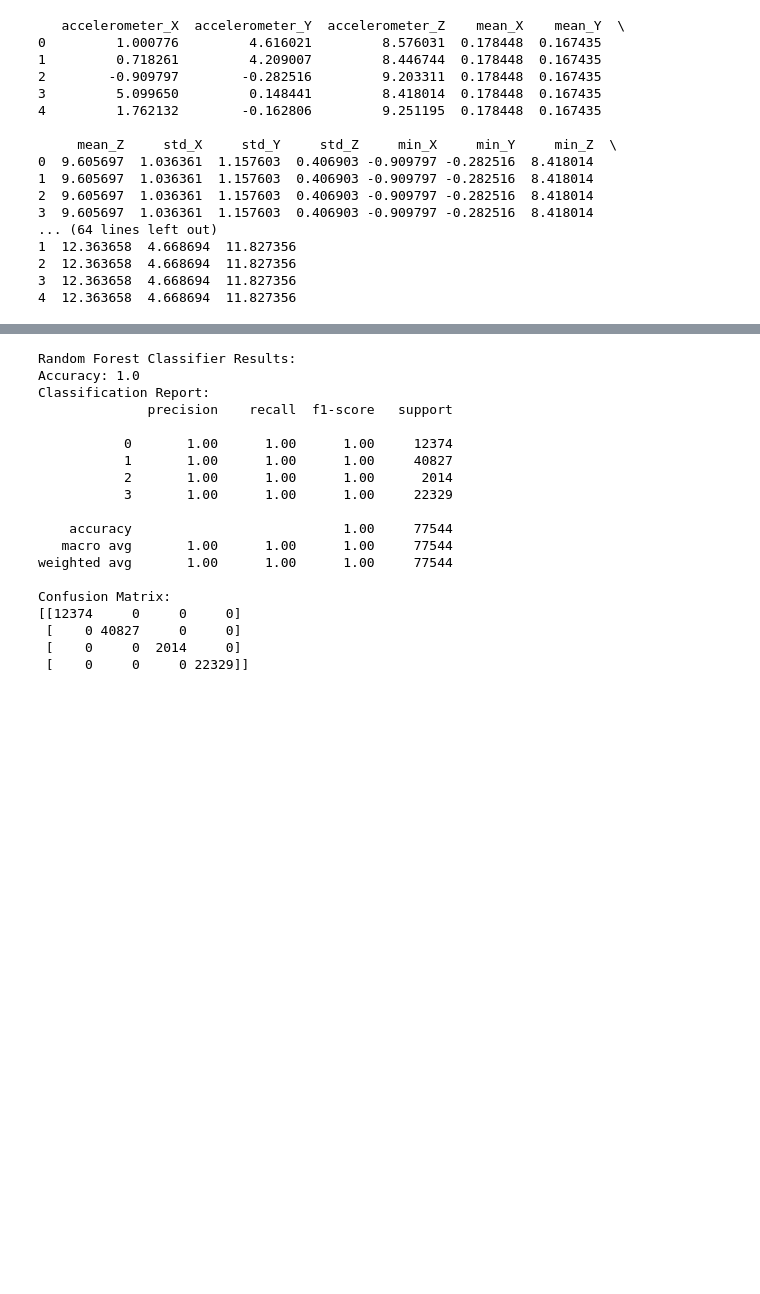
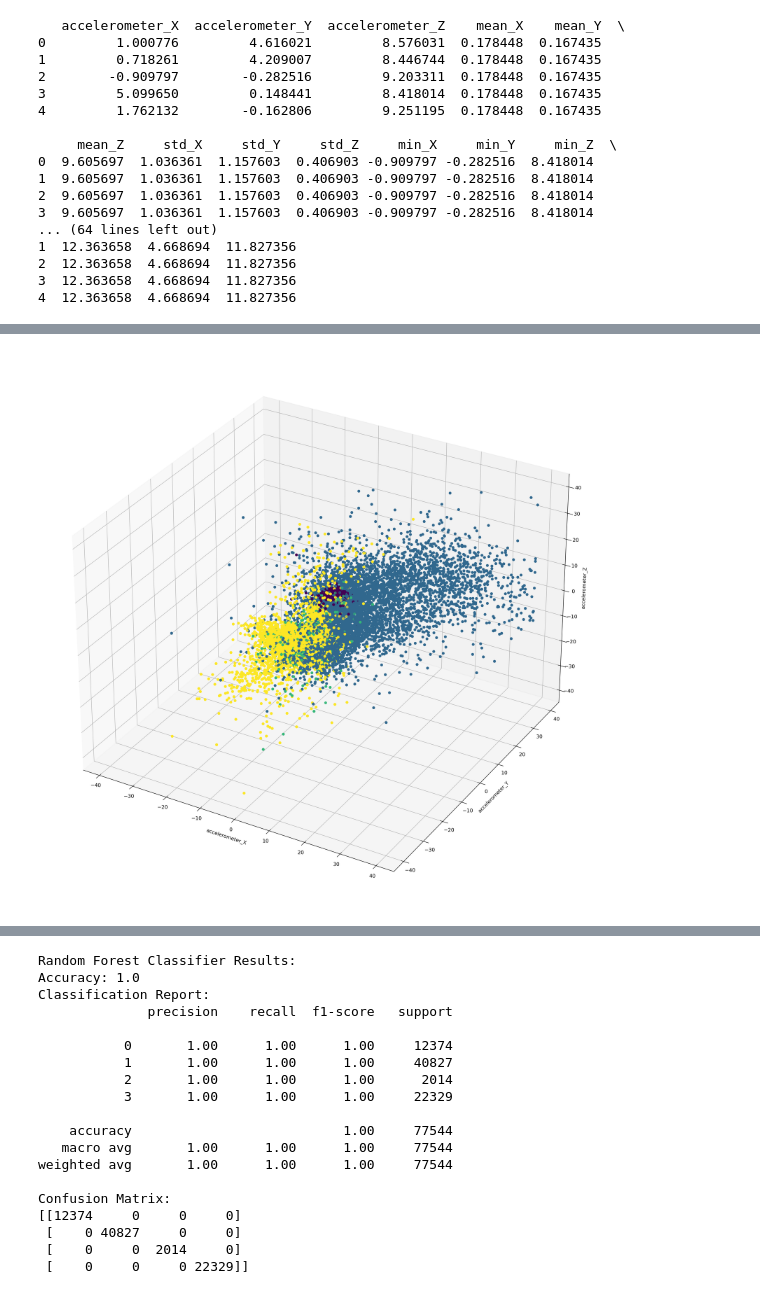
Before and after one commit to AndriyBatig1992/DATA_Homework5, a Jupyter notebook: Hw5.ipynb, the cells around one changed output, grey strips where cells are left out. Saved outputs shown, nothing was run; the diff lists cells and outputs as text; code cells hidden in the pictures; blank space fills up the shorter version.

```diff
--- a/Hw5.ipynb
+++ b/Hw5.ipynb
@@ -86,10 +88,10 @@ print(walking_combined_df.head())
 4  12.363658  4.668694  11.827356
 # %%
 time_domain_features = [
-    idle_combined_df[['mean_X', 'mean_Y', 'mean_Z', 'std_X', 'std_Y', 'std_Z', 'min_X', 'min_Y', 'min_Z', 'max_X', 'max_Y', 'max_Z']],
-    running_combined_df[['mean_X', 'mean_Y', 'mean_Z', 'std_X', 'std_Y', 'std_Z', 'min_X', 'min_Y', 'min_Z', 'max_X', 'max_Y', 'max_Z']],
-    stairs_combined_df[['mean_X', 'mean_Y', 'mean_Z', 'std_X', 'std_Y', 'std_Z', 'min_X', 'min_Y', 'min_Z', 'max_X', 'max_Y', 'max_Z']],
-    walking_combined_df[['mean_X', 'mean_Y', 'mean_Z', 'std_X', 'std_Y', 'std_Z', 'min_X', 'min_Y', 'min_Z', 'max_X', 'max_Y', 'max_Z']]
+    idle_combined_df[['accelerometer_X', 'accelerometer_Y', 'accelerometer_Z', 'mean_X', 'mean_Y', 'mean_Z', 'std_X', 'std_Y', 'std_Z', 'min_X', 'min_Y', 'min_Z', 'max_X', 'max_Y', 'max_Z']],
+    running_combined_df[['accelerometer_X', 'accelerometer_Y', 'accelerometer_Z', 'mean_X', 'mean_Y', 'mean_Z', 'std_X', 'std_Y', 'std_Z', 'min_X', 'min_Y', 'min_Z', 'max_X', 'max_Y', 'max_Z']],
+    stairs_combined_df[['accelerometer_X', 'accelerometer_Y', 'accelerometer_Z', 'mean_X', 'mean_Y', 'mean_Z', 'std_X', 'std_Y', 'std_Z', 'min_X', 'min_Y', 'min_Z', 'max_X', 'max_Y', 'max_Z']],
+    walking_combined_df[['accelerometer_X', 'accelerometer_Y', 'accelerometer_Z','mean_X', 'mean_Y', 'mean_Z', 'std_X', 'std_Y', 'std_Z', 'min_X', 'min_Y', 'min_Z', 'max_X', 'max_Y', 'max_Z']]
 ]
 activity_labels = [0, 1, 2, 3]
 
@@ -97,3 +99,4 @@ X = pd.concat(time_domain_features, ignore_index=True)
 y = np.repeat(activity_labels, [df.shape[0] for df in time_domain_features])
 
 X_train, X_test, y_train, y_test = train_test_split(X, y, test_size=0.4, random_state=42)
+X
@@ -100,3 +117,16 @@ X_train, X_test, y_train, y_test = train_test_split(X, y, test_size=0.4, random_
+# %%
+fig = plt.figure(figsize=(20, 20), dpi=300)
+ax = fig.add_subplot(111, projection='3d')
+
+# Scatter plot
+ax.scatter3D(X['accelerometer_X'], X['accelerometer_Y'], X['accelerometer_Z'], c=y, cmap='viridis')
+ax.set_xlabel('accelerometer_X')
+ax.set_ylabel('accelerometer_Y')
+ax.set_zlabel('accelerometer_Z')
+
+plt.show()
+# %% [output]
+[figure, added]
 # %%
 svm_classifier = SVC(kernel='rbf', C=10)
 svm_classifier.fit(X_train, y_train)
```
Also changed, not shown: parts of 3 cells of this notebook.
